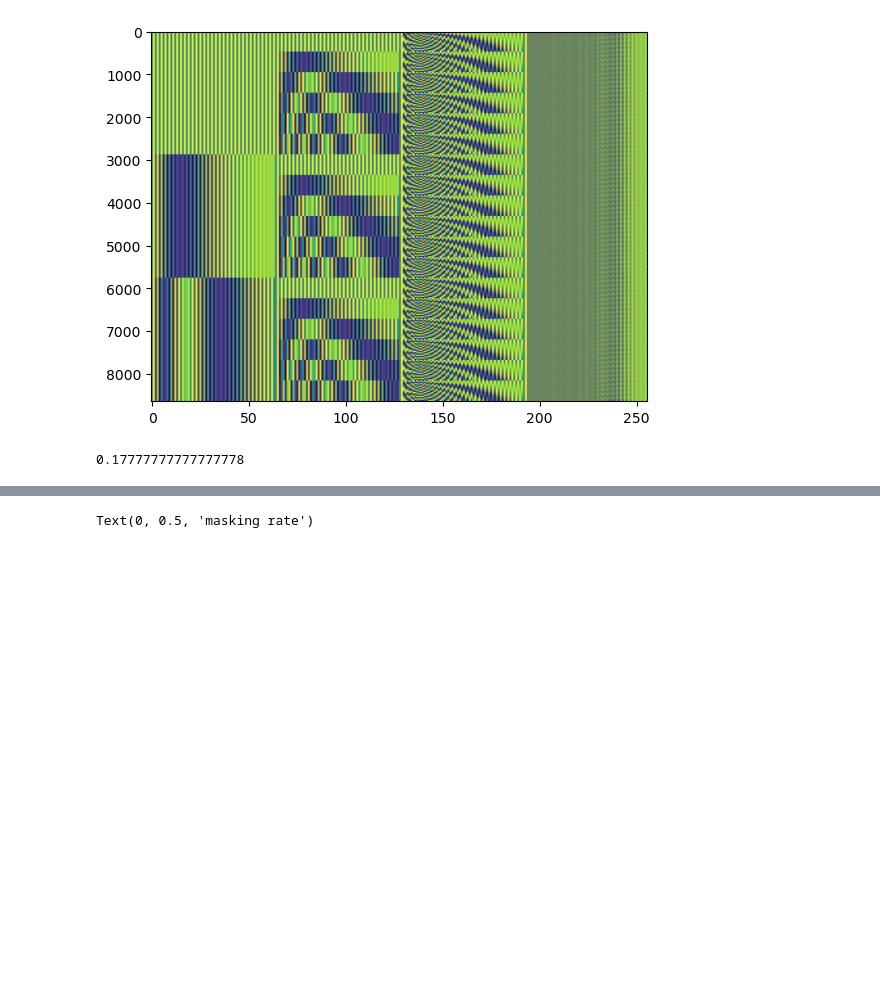
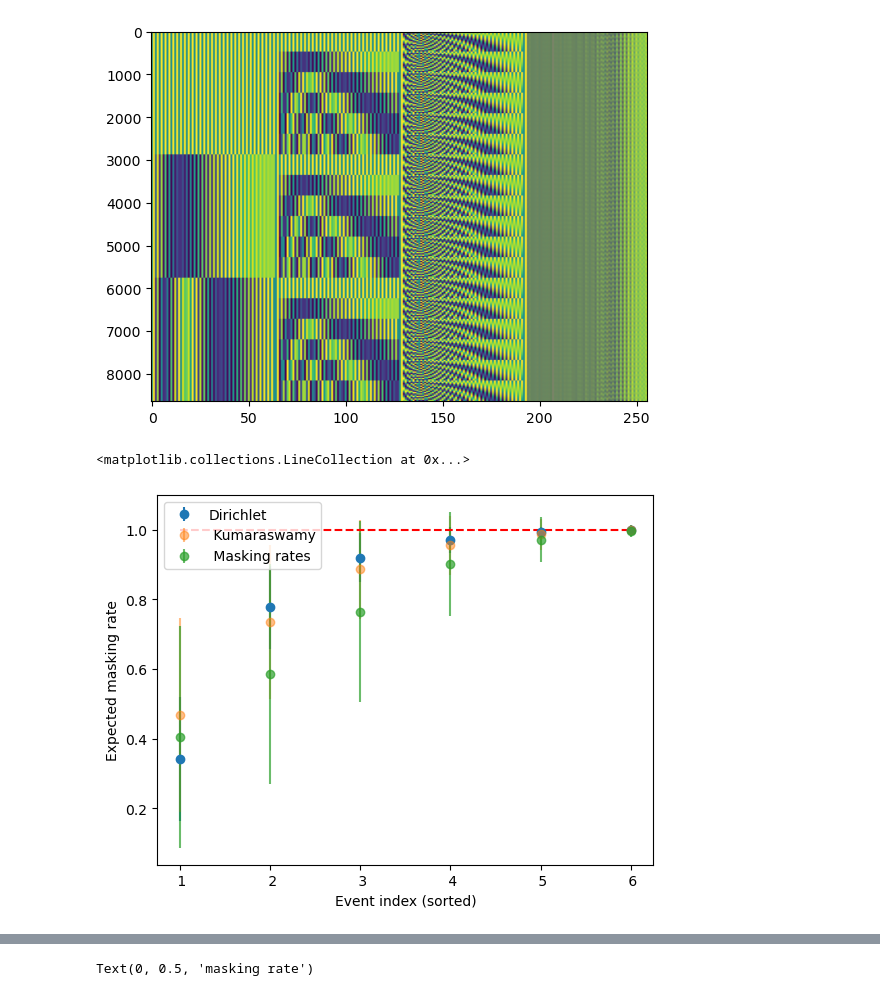
Before and after one commit to jthuemmel/thesis, a Jupyter notebook: simplify.ipynb, the cells around one changed output, grey strips where cells are left out. Saved outputs shown, nothing was run; the diff lists cells and outputs as text; code cells hidden in the pictures; blank space fills up the shorter version.

Commit message:
tested various prior settings

```diff
--- a/simplify.ipynb
+++ b/simplify.ipynb
@@ -14,7 +14,7 @@ import itertools
 # %%
 import matplotlib.pyplot as plt
 # %%
-world = WorldConfig(field_sizes={"v": 6, "t": 36, "h": 64, "w": 120}, patch_sizes={'vv': 2, 'tt': 6, 'hh': 4, 'ww': 4}, batch_size=16)
+world = WorldConfig(field_sizes={"v": 5, "t": 36, "h": 64, "w": 120}, patch_sizes={'vv': 5, 'tt': 6, 'hh': 4, 'ww': 4}, batch_size=16)
 # %%
 network = NetworkConfig(dim=512, num_latents=32, num_layers=12, num_tails=4, use_checkpoint=False, dim_in=256, dim_coords=64,
                         wavelengths=[(1,8),(1,8),(1,64),(1,128)])
@@ -31,7 +33,33 @@ plt.imshow(p, aspect="auto")
 # %% [output]
 <matplotlib.image.AxesImage at 0x...>
 [figure]
-# %%
-512/2880
-# %% [output]
-0.17777777777777778
+# %%
+mm = MultinomialMasking(objective=ObjectiveConfig(alpha= 0.2, c1= 1, c0=3, prior='kumaraswamy'), world=world)
+u = mm.sample_kumaraswamy(shape=(1000,), rng=None)
+t = 1 - u.sort(dim=-1, descending=True).values
+
+samples = mm.sample_dirichlet(shape=(1000,), rng=None)
+samples = 1 - samples.sort(dim=-1, descending=True).values
+
+
+masks = []
+for _ in range(1000):
+    mask = mm((1, ), rng=None)[0]
+    mask = mask // 480
+    mask = mask.squeeze().bincount(minlength=6) / 480
+    masks.append(mask)
+masks = torch.stack(masks, dim=0)
+rates = 1 - masks.sort(dim=1, descending=True).values
+
+plt.errorbar(x = torch.arange(6), y = samples.mean(dim=0), yerr=samples.std(dim=0), fmt='o', label='Dirichlet')
+plt.errorbar(x = torch.arange(6), y = t.mean(dim=0), yerr=t.std(dim=0), fmt='o', label=' Kumaraswamy', alpha=0.5)
+plt.errorbar(x = torch.arange(6), y = rates.mean(dim=0), yerr=rates.std(dim=0), fmt='o', label=' Masking rates', alpha=0.7)
+
+plt.ylabel('Expected masking rate')
+plt.xticks(ticks= torch.arange(6), labels= [f' {i+1}' for i in range(6)])
+plt.xlabel('Event index (sorted)')
+plt.legend()
+plt.hlines(1, 0, 5, colors='red', linestyles='dashed')
+# %% [output]
+<matplotlib.collections.LineCollection at 0x...>
+[figure, added]
```
Also changed, not shown: parts of 4 cells of this notebook.
